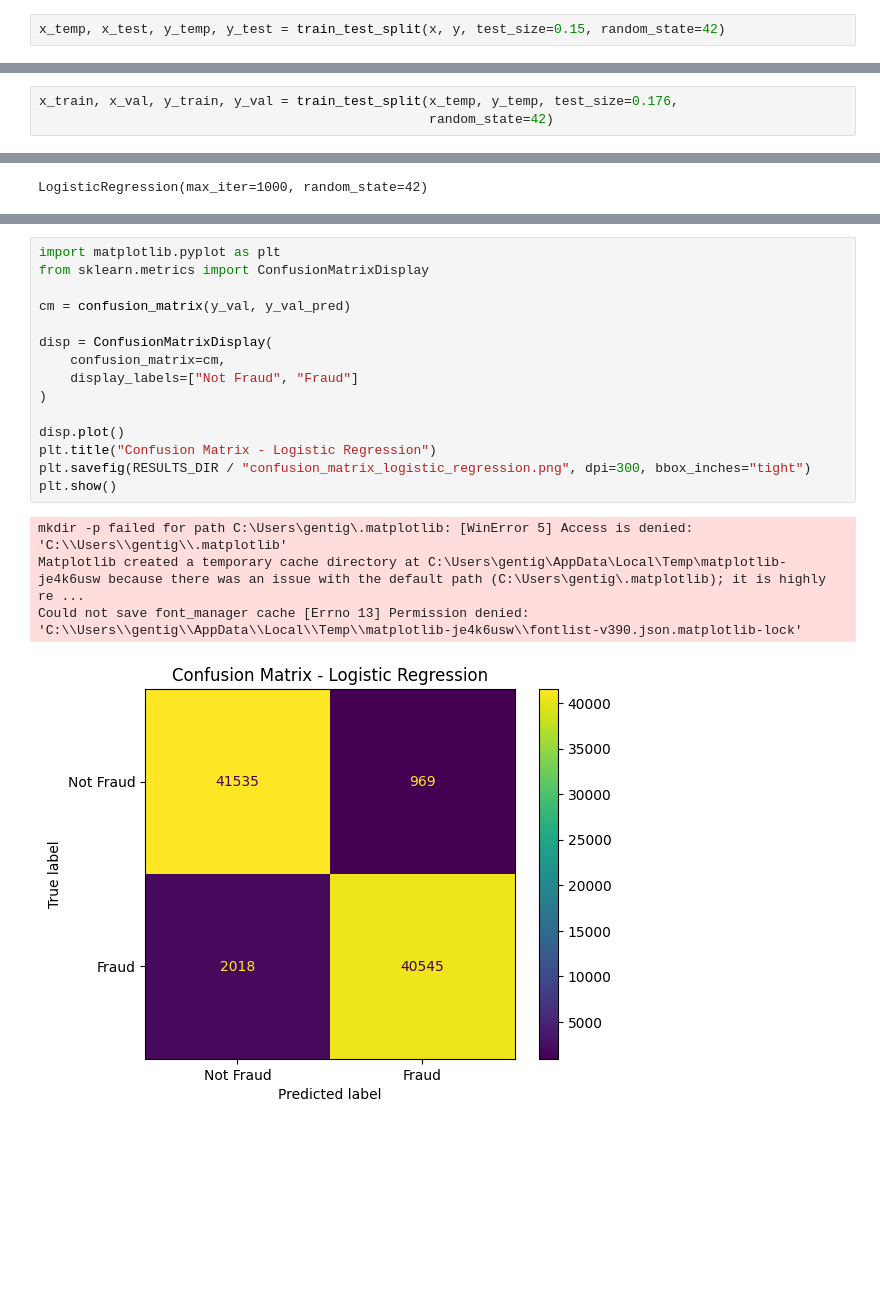
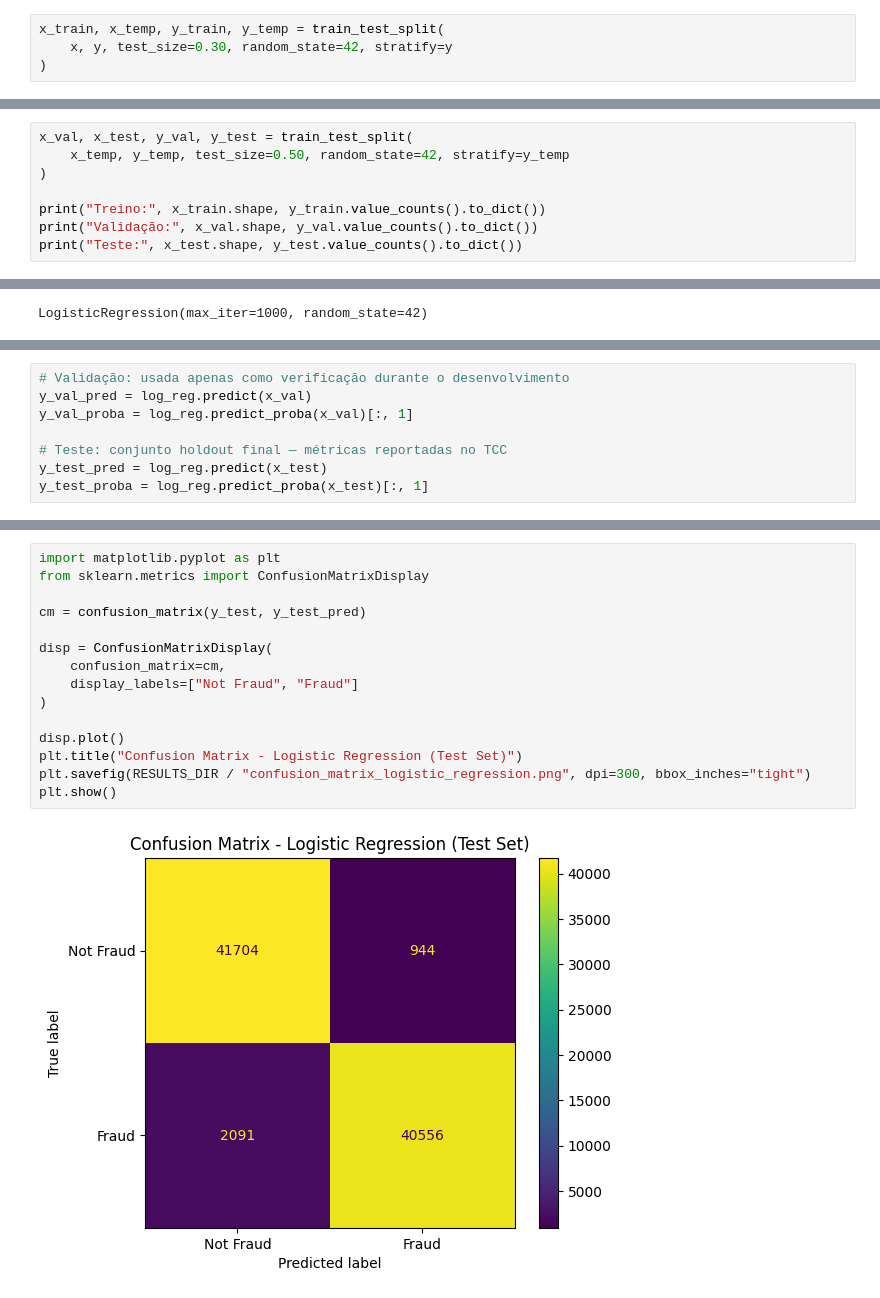
Before and after one commit to ggentile/credit_card_fraud_prediction, a Jupyter notebook: notebooks/projeto_tcc_credit_card_fraud_1_supervised.ipynb, the cells around one changed output, grey strips where cells are left out. Drawn from its saved outputs; the diff is of its cells as text; blank space fills up the shorter version.

```diff
--- a/notebooks/projeto_tcc_credit_card_fraud_1_supervised.ipynb
+++ b/notebooks/projeto_tcc_credit_card_fraud_1_supervised.ipynb
@@ -62,4 +66,6 @@ y = df_new['Class']
 # %%
 from sklearn.model_selection import train_test_split
 # %%
-x_temp, x_test, y_temp, y_test = train_test_split(x, y, test_size=0.15, random_state=42)
+x_train, x_temp, y_train, y_temp = train_test_split(
+    x, y, test_size=0.30, random_state=42, stratify=y
+)
@@ -68,3 +71,0 @@ x_temp, x_test, y_temp, y_test = train_test_split(x, y, test_size=0.15, random_s
-# %%
-x_train, x_val, y_train, y_val = train_test_split(x_temp, y_temp, test_size=0.176,
-                                                  random_state=42)
@@ -85,0 +74,8 @@ Name: Class, Length: 85067, dtype: int64
+# %%
+x_val, x_test, y_val, y_test = train_test_split(
+    x_temp, y_temp, test_size=0.50, random_state=42, stratify=y_temp
+)
+
+print("Treino:", x_train.shape, y_train.value_counts().to_dict())
+print("Validação:", x_val.shape, y_val.value_counts().to_dict())
+print("Teste:", x_test.shape, y_test.value_counts().to_dict())
@@ -132,3 +136,11 @@ y_val_proba = log_reg.predict_proba(x_val)[:, 1]
+# %%
+# Validação: usada apenas como verificação durante o desenvolvimento
+y_val_pred = log_reg.predict(x_val)
+y_val_proba = log_reg.predict_proba(x_val)[:, 1]
+
+# Teste: conjunto holdout final — métricas reportadas no TCC
+y_test_pred = log_reg.predict(x_test)
+y_test_proba = log_reg.predict_proba(x_test)[:, 1]
 # %%
 from sklearn.metrics import (
     accuracy_score,
@@ -207,20 +227,17 @@ results
 # %%
 import matplotlib.pyplot as plt
 from sklearn.metrics import ConfusionMatrixDisplay
 
-cm = confusion_matrix(y_val, y_val_pred)
+cm = confusion_matrix(y_test, y_test_pred)
 
 disp = ConfusionMatrixDisplay(
     confusion_matrix=cm,
     display_labels=["Not Fraud", "Fraud"]
 )
 
 disp.plot()
-plt.title("Confusion Matrix - Logistic Regression")
+plt.title("Confusion Matrix - Logistic Regression (Test Set)")
 plt.savefig(RESULTS_DIR / "confusion_matrix_logistic_regression.png", dpi=300, bbox_inches="tight")
 plt.show()
 # %% [output]
-mkdir -p failed for path C:\Users\gentig\.matplotlib: [WinError 5] Access is denied: 'C:\\Users\\gentig\\.matplotlib'
-Matplotlib created a temporary cache directory at C:\Users\gentig\AppData\Local\Temp\matplotlib-je4k6usw because there was an issue with the default path (C:\Users\gentig\.matplotlib); it is highly re ...
-Could not save font_manager cache [Errno 13] Permission denied: 'C:\\Users\\gentig\\AppData\\Local\\Temp\\matplotlib-je4k6usw\\fontlist-v390.json.matplotlib-lock'
-[figure, old version]
+[figure, new version]
```
Also changed, not shown: parts of 12 cells of this notebook, 5 other files.
